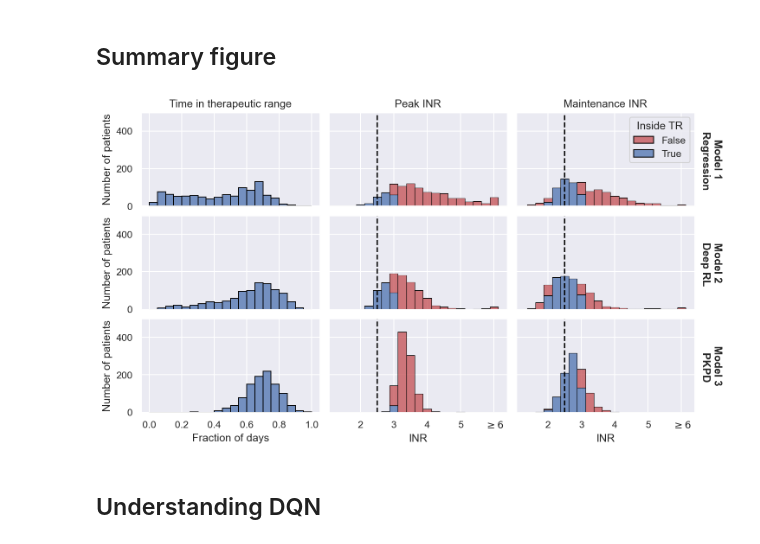
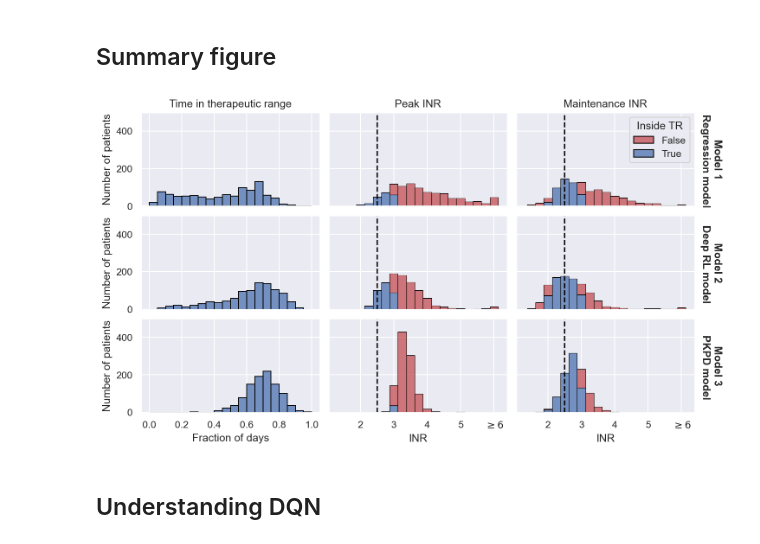
Before and after one commit to DavAug/mipd-warfarin, a Jupyter notebook: results/1_systems_pharmacology_model/results.ipynb, the cells around one changed output. Cells and saved outputs as stored; diff of their text form; code cells hidden in the pictures.

```diff
--- a/results/1_systems_pharmacology_model/results.ipynb
+++ b/results/1_systems_pharmacology_model/results.ipynb
@@ -903,37 +903,37 @@ axes[7].set_yticklabels(labels=[], visible=False)
 axes[7].set_xticks([2, 3, 4, 5, 6])
 axes[7].set_xticklabels(labels=['2', '3', '4', '5', r'$\geq6$'])
 axes[7].set_xlim([1.05, 6.4])
 axes[7].set_ylim([0, 499])
 axes[8].set_xlabel('INR')
 axes[8].set_xlim([1.05, 6.4])
 axes[8].set_ylim([0, 499])
 axes[8].set_ylabel('')
 axes[8].set_yticklabels(labels=[], visible=False)
 axes[8].set_xticks([2, 3, 4, 5, 6])
 axes[8].set_xticklabels(labels=['2', '3', '4', '5', r'$\geq6$'])
 
 axes[0].set_title('Time in therapeutic range')
 axes[1].set_title('Peak INR')
 axes[2].set_title('Maintenance INR')
 
 axes[2].yaxis.set_label_position("right")
 axes[2].set_ylabel(
-    'Model 1\n Regression', rotation=-90, labelpad=30, fontweight='bold')
+    'Model 1\n Regression model', rotation=-90, labelpad=30, fontweight='bold')
 axes[5].yaxis.set_label_position("right")
 axes[5].set_ylabel(
-    'Model 2\n Deep RL', rotation=-90, labelpad=30, fontweight='bold')
+    'Model 2\n Deep RL model', rotation=-90, labelpad=30, fontweight='bold')
 axes[8].yaxis.set_label_position("right")
 axes[8].set_ylabel(
-    'Model 3\n PKPD', rotation=-90, labelpad=30, fontweight='bold')
+    'Model 3\n PKPD model', rotation=-90, labelpad=30, fontweight='bold')
 
 plt.savefig('10_mipd_trial_results.pdf',
     bbox_inches='tight')
 plt.savefig('10_mipd_trial_results.tif',
     bbox_inches='tight')
 
 plt.show()
 # %% [output]
-[figure, old version]
+[figure, new version]
 # %% [markdown]
 ## Understanding DQN
 # %%
```
Also changed, not shown: 2 other files.
